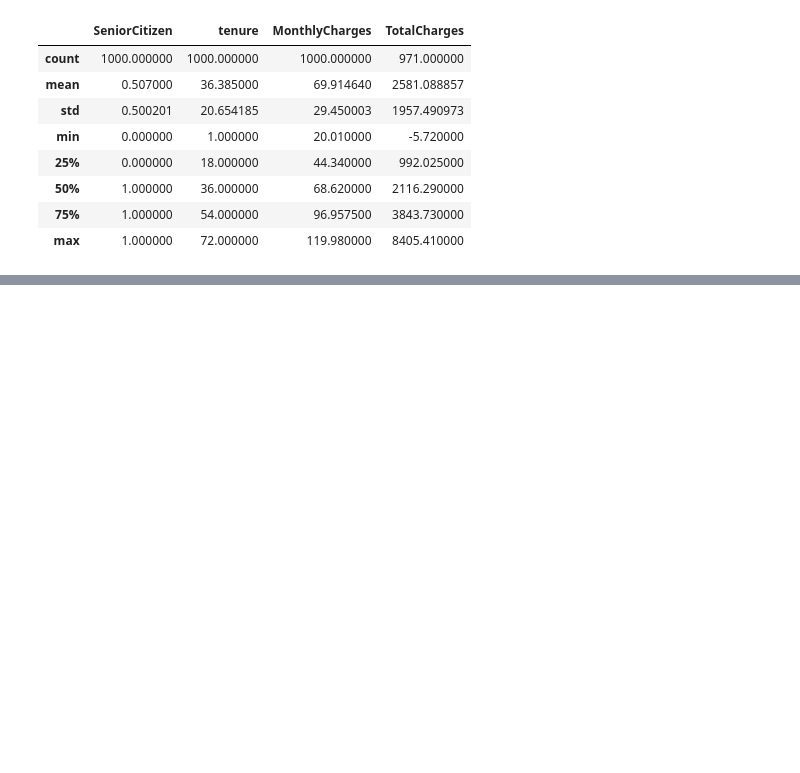
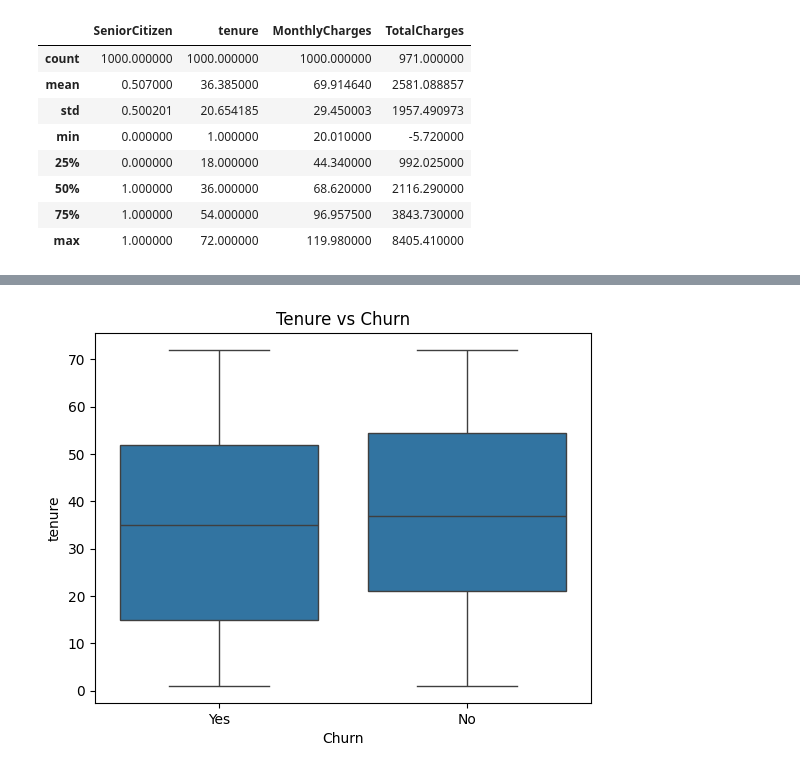
Before and after one commit to redashu/Intuit_ML_13thMay2026, a Jupyter notebook: notebooks/EDA_feature_selection.ipynb, the cells around one changed output, grey strips where cells are left out. Drawn from its saved outputs; the diff is of its cells as text; code cells hidden in the pictures; blank space fills up the shorter version.

```diff
--- a/notebooks/EDA_feature_selection.ipynb
+++ b/notebooks/EDA_feature_selection.ipynb
@@ -76,0 +84,7 @@ df.describe()
+# %%
+# doing feature corelation of churn vs tenure
+sb.boxplot(x='Churn',y='tenure',data=df)
+plt.title("Tenure vs Churn")
+plt.show()
+# %% [output]
+[figure, added]
```
Also changed, not shown: parts of 1 cell of this notebook.
